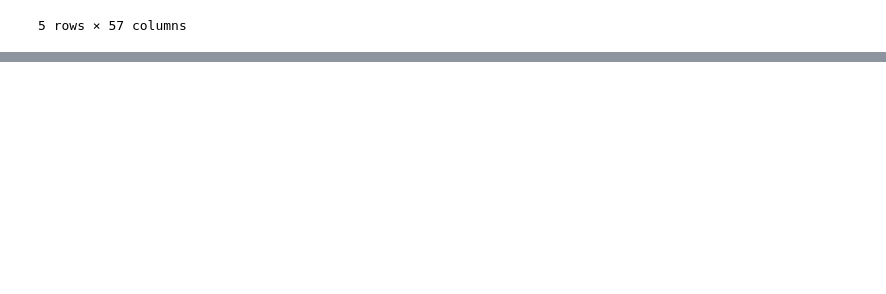
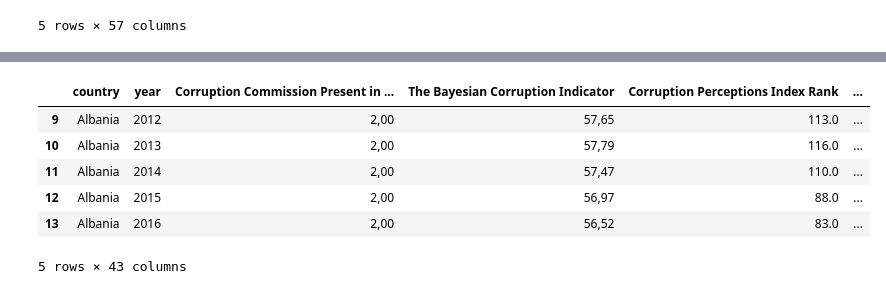
Before and after one commit to gonlyplease/corruption_analysis_europe, a Jupyter notebook: notebooks/joined_data.ipynb, the cells around one changed output, grey strips where cells are left out. Cells and saved outputs as stored; diff of their text form; code cells hidden in the pictures; blank space fills up the shorter version.

Commit message:
Adjusted joined_data.ipynb by removing columns and countries that do not contribute anything to our research

```diff
--- a/notebooks/joined_data.ipynb
+++ b/notebooks/joined_data.ipynb
@@ -130,0 +130,38 @@ merged_data
+# %%
+# Mapping for removal of countries that are present more than once
+country_mapping = {
+    "Turkiye": "Turkey",
+    "Russian Federation": "Russia",
+    "Slovak Republic": "Slovakia",
+    "Republic of Moldova": "Moldova"
+}
+merged_data["country"] = merged_data["country"].replace(country_mapping)
+
+countries_to_remove = ["Andorra", "Israel", "Kosovo", "Liechtenstein", "Monaco", "Moldova", "Slovakia", "Russia", "Turkey"]
+merged_data = merged_data[~merged_data["country"].isin(countries_to_remove)]
+
+merged_data["year"] = pd.to_numeric(merged_data["year"])
+merged_data = merged_data[(merged_data["year"] >= 2012) & (merged_data["year"] <= 2022)]
+
+columns_to_remove = [
+    "Unnamed: 0", "Economy ISO3", "Alpha3Code", "control_of_corruption_std",
+    "agricultural_land%", "forest_land%", "avg_precipitation", "Civil Rights",
+    "Civil Justice is Free of Corruption", "Criminal System is Free of Corruption",
+    "central_goverment_debt%", "Positive Affect", "Negative Affect", "Anti Corruption Policy", "Log GDP Per Capita"
+]
+
+# Drop the columns
+merged_data = merged_data.drop(columns=columns_to_remove, errors='ignore')
+
+
+merged_data.to_csv("../data/processed/merged_.csv", index=False, index_label=False)
+# %%
+merged_data.head()
+# %% [output]
+|  | country | year | Corruption Commission Present in ... | The Bayesian Corruption Indicator | Corruption Perceptions Index Rank | ... |
+| 9 | Albania | 2012 | 2,00 | 57,65 | 113.0 | ... |
+| 10 | Albania | 2013 | 2,00 | 57,79 | 116.0 | ... |
+| 11 | Albania | 2014 | 2,00 | 57,47 | 110.0 | ... |
+| 12 | Albania | 2015 | 2,00 | 56,97 | 88.0 | ... |
+| 13 | Albania | 2016 | 2,00 | 56,52 | 83.0 | ... |
+5 rows × 43 columns
```
Also changed, not shown: parts of 3 cells of this notebook, 1 other file.
